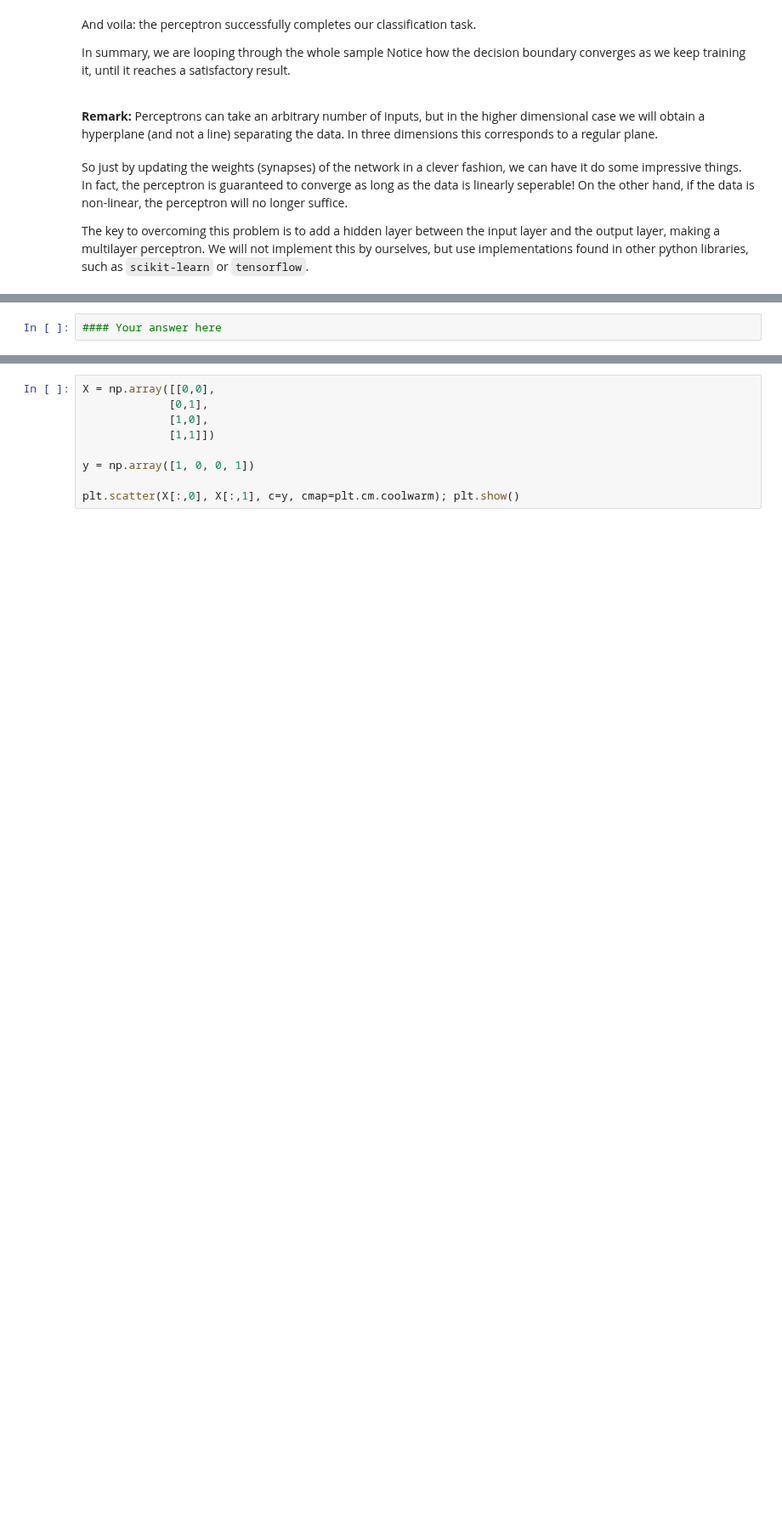
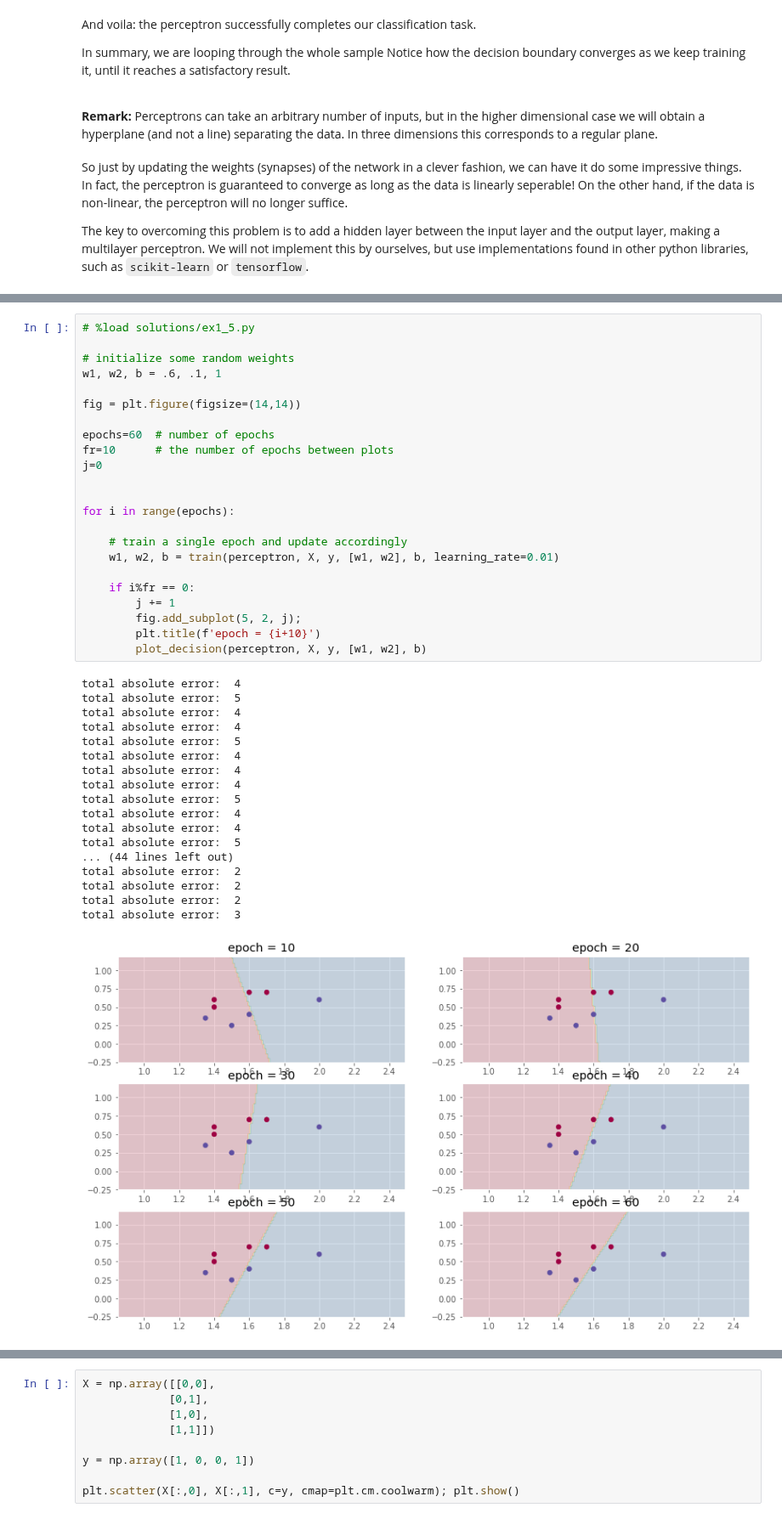
Before and after one commit to oercompbiomed/CBM101, a Jupyter notebook: H_Neural_Networks/1_Introduction_to_Neural_Networks.ipynb, the cells around one changed output, grey strips where cells are left out. Shown at 85% size. Saved outputs shown, nothing was run; the diff lists cells and outputs as text; blank space fills up the shorter version.

```diff
--- a/H_Neural_Networks/1_Introduction_to_Neural_Networks.ipynb
+++ b/H_Neural_Networks/1_Introduction_to_Neural_Networks.ipynb
@@ -235,3 +344,43 @@ The key to overcoming this problem is to add a hidden layer between the input la
-# %%
-#### Your answer here
+# %%
+# %load solutions/ex1_5.py
+
+# initialize some random weights
+w1, w2, b = .6, .1, 1
+
+fig = plt.figure(figsize=(14,14))
+
+epochs=60  # number of epochs
+fr=10      # the number of epochs between plots
+j=0
+
+
+for i in range(epochs):
+
+    # train a single epoch and update accordingly
+    w1, w2, b = train(perceptron, X, y, [w1, w2], b, learning_rate=0.01)
+
+    if i%fr == 0:
+        j += 1
+        fig.add_subplot(5, 2, j);
+        plt.title(f'epoch = {i+10}')
+        plot_decision(perceptron, X, y, [w1, w2], b)
+# %% [output]
+total absolute error:  4
+total absolute error:  5
+total absolute error:  4
+total absolute error:  4
+total absolute error:  5
+total absolute error:  4
+total absolute error:  4
+total absolute error:  4
+total absolute error:  5
+total absolute error:  4
+total absolute error:  4
+total absolute error:  5
+... (44 lines left out)
+total absolute error:  2
+total absolute error:  2
+total absolute error:  2
+total absolute error:  3
+[figure, added]
 # %% [markdown]
```
Also changed, not shown: parts of 60 cells of this notebook.
